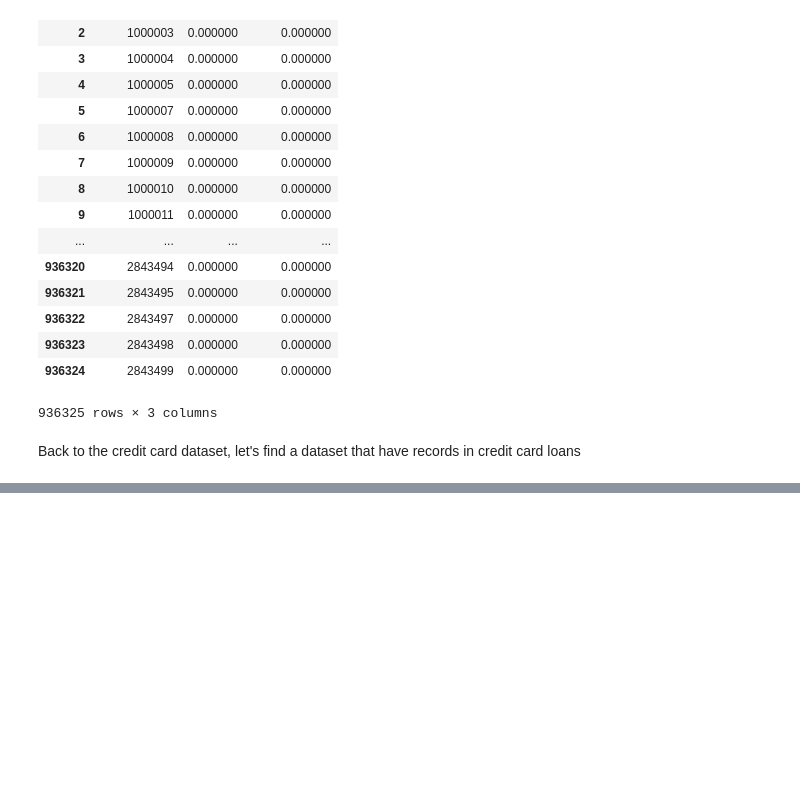
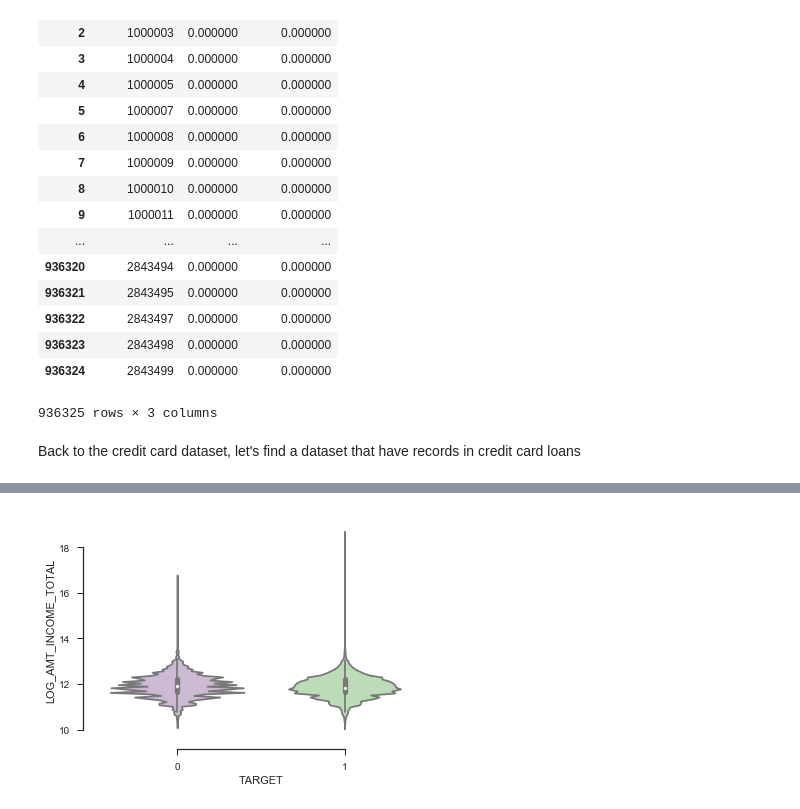
Before and after one commit to RLWH/Kaggle, a Jupyter notebook: Home Credit Group/Exploration.ipynb, the cells around one changed output, grey strips where cells are left out. Saved outputs shown, nothing was run; the diff lists cells and outputs as text; code cells hidden in the pictures; blank space fills up the shorter version.

```diff
--- a/Home Credit Group/Exploration.ipynb
+++ b/Home Credit Group/Exploration.ipynb
@@ -768,0 +819,19 @@ Back to the credit card dataset, let's find a dataset that have records in credi
+# %%
+# Log transform AMT_INCOME_TOTAL
+LOG_AMT_INCOME_TOTAL = train_dataset.AMT_INCOME_TOTAL.apply(np.log1p)
+train_dataset_transformed = train_dataset.assign(LOG_AMT_INCOME_TOTAL=LOG_AMT_INCOME_TOTAL)
+# %%
+LOG_AMT_CREDIT = train_dataset.AMT_CREDIT.apply(np.log1p)
+train_dataset_transformed = train_dataset_transformed.assign(LOG_AMT_CREDIT=LOG_AMT_CREDIT)
+# %%
+LOG_AMT_ANNUITY = train_dataset.AMT_ANNUITY.apply(np.log1p)
+train_dataset_transformed = train_dataset_transformed.assign(LOG_AMT_ANNUITY=LOG_AMT_ANNUITY)
+# %%
+LOG_AMT_GOODS_PRICE = train_dataset.AMT_GOODS_PRICE.apply(np.log1p)
+train_dataset_transformed = train_dataset_transformed.assign(LOG_AMT_GOODS_PRICE=LOG_AMT_GOODS_PRICE)
+# %%
+# Boxplot of AMT_INCOME_TOTAL
+sns.violinplot(x="TARGET", y="LOG_AMT_INCOME_TOTAL", data=train_dataset_transformed, palette="PRGn")
+sns.despine(offset=10, trim=True)
+# %% [output]
+[figure, added]
```
Also changed, not shown: parts of 22 cells of this notebook.
